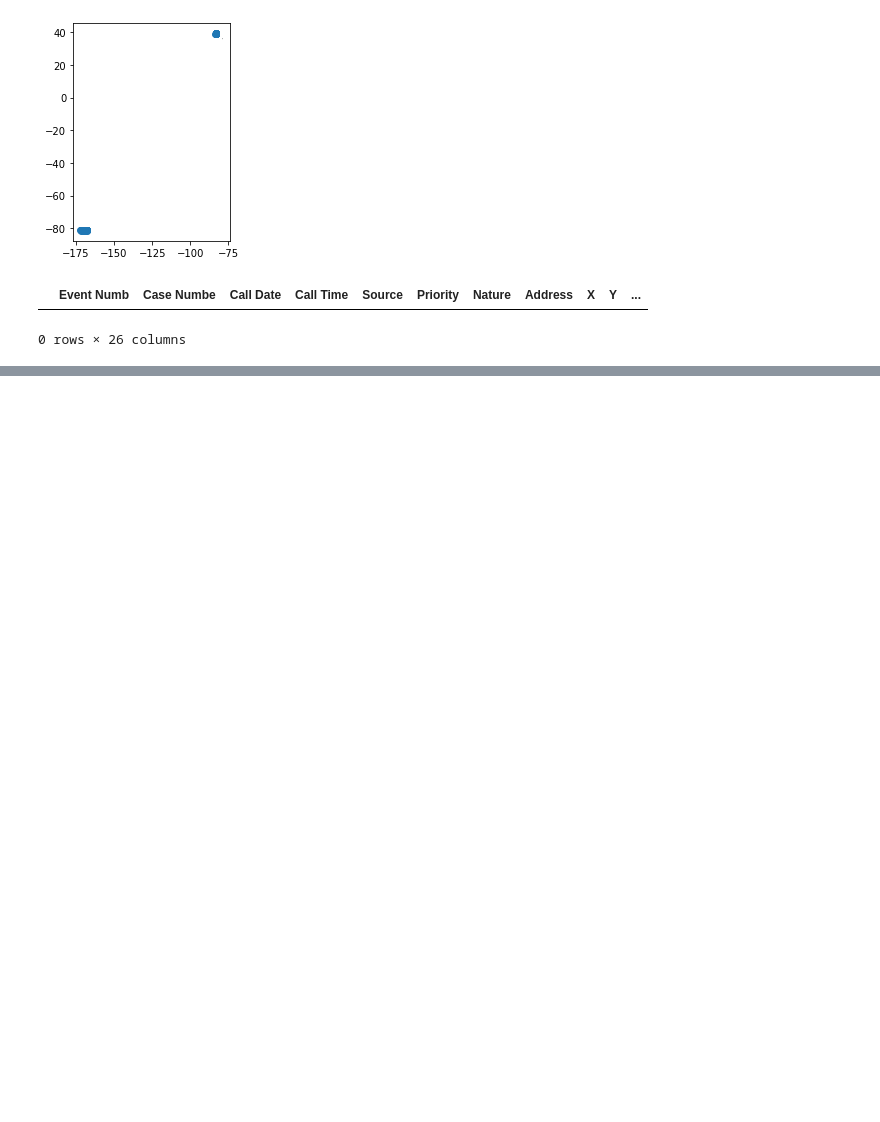
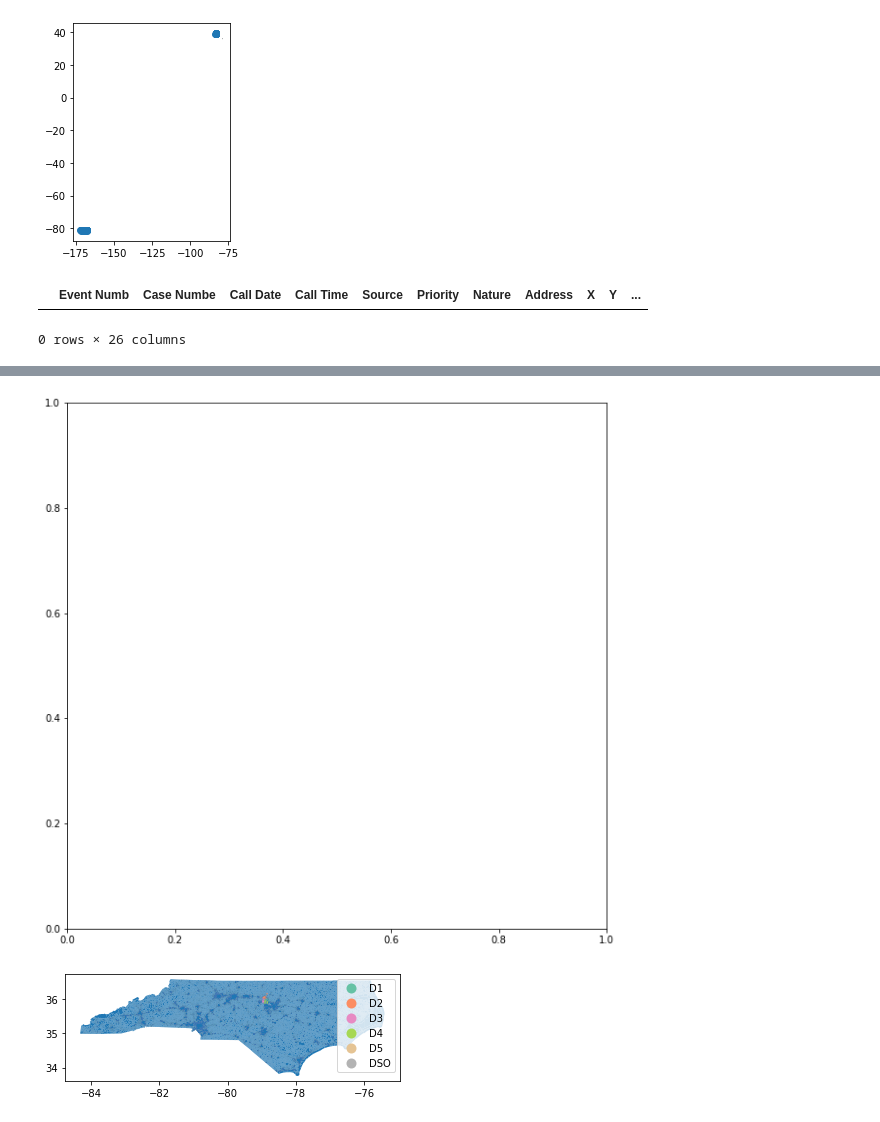
Before and after one commit to sadiesheridan/dataplus-project27-community-safety-durham, a Jupyter notebook: 10_code/dpddata.ipynb, the cells around one changed output, grey strips where cells are left out. Drawn from its saved outputs; the diff is of its cells as text; code cells hidden in the pictures; blank space fills up the shorter version.

```diff
--- a/10_code/dpddata.ipynb
+++ b/10_code/dpddata.ipynb
@@ -214,0 +218,3 @@ beatswithcalls.head()
+# %%
+ncblockmap = gpd.read_file('/Users/erikrobertsson/Downloads/Northcarolinablocksshapefiles/tl_2021_37_tabblock20.shp')
+ncblockmap.head()
@@ -214,0 +228,16 @@ beatswithcalls.head()
+# %%
+ncblockmap = ncblockmap.to_crs("EPSG:4326")
+# %%
+fig, ax = plt.subplots(figsize = (10,10))
+
+# quickly plot the data adding a legend
+# base = policebeats.plot()
+policebeats.plot(column='LAWDIST',
+                         categorical=True,
+                         legend=True,
+                         figsize=(10,6),
+                         markersize=0.001,
+                         cmap="Set2", ax=ncblockmap.plot(), aspect=1);
+# %% [output]
+[figure, added]
+[figure, added]
```
Also changed, not shown: parts of 14 cells of this notebook, 1 other file.
